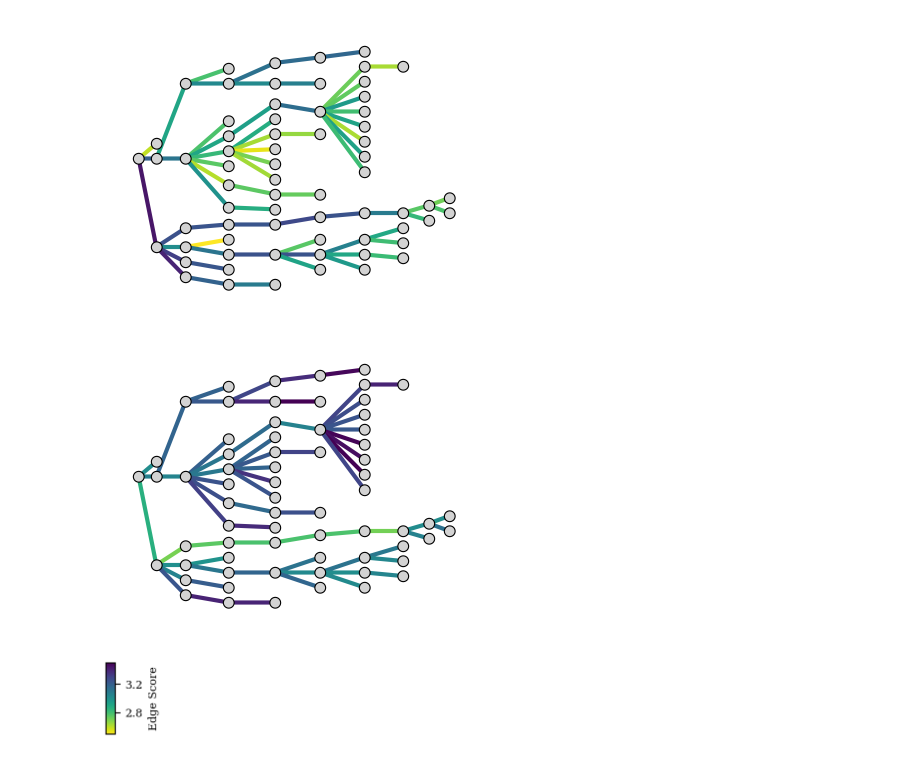
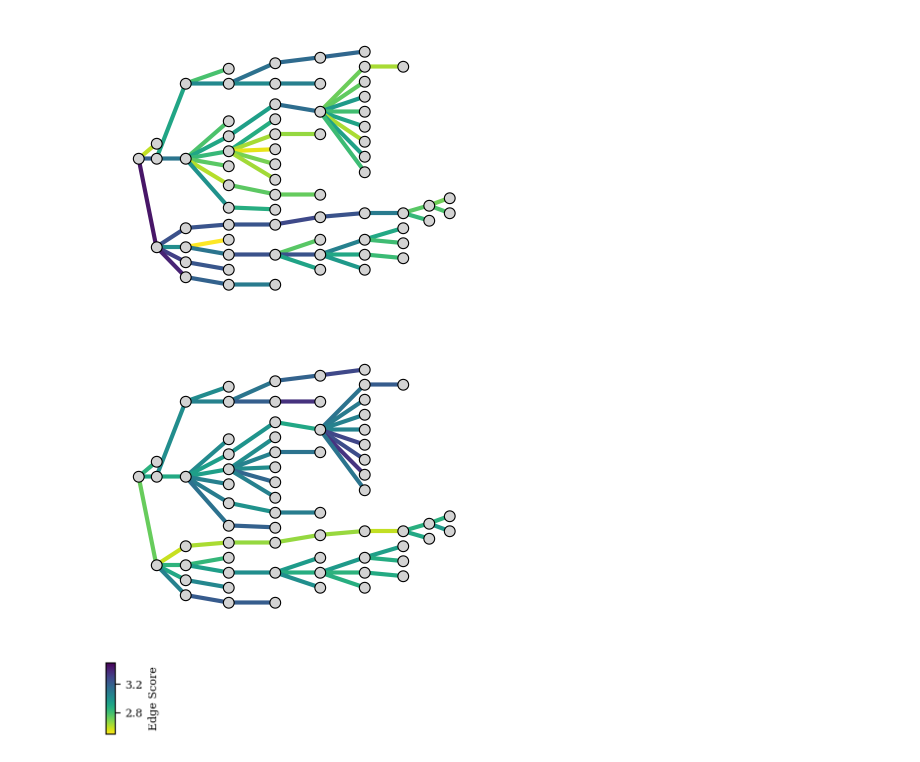
Before and after one commit to theislab/sctram, a Jupyter notebook: reproducibility/server_sync/experiments/suo_across_models/sctram_with_bootstapping_analysis.ipynb, the cells around one changed output. Saved outputs shown, nothing was run; the diff lists cells and outputs as text; code cells hidden in the pictures.

Commit message:
figure `suo_across_models`, `bootstrapping` etc

```diff
--- a/reproducibility/server_sync/experiments/suo_across_models/sctram_with_bootstapping_analysis.ipynb
+++ b/reproducibility/server_sync/experiments/suo_across_models/sctram_with_bootstapping_analysis.ipynb
@@ -556,23 +552,23 @@ plot_trajectory(
 # %%
 plot_trajectory(
     trj,
     figsize=(4, 3),
     edge_weight_attribute="weight_tardis_2",
     title=None,
-    edge_vmin=2.6,
-    edge_vmax=3.5,
+    edge_vmin=2.7,
+    edge_vmax=3.7,
     color_edges_by_weight=True,
     node_size=60,
     node_color="lightgray",
     edge_color='black',
     edge_width=3,
     edge_labels=False,
     edge_label_font_size=5,
     edge_cmap='viridis_r',
     edge_colorbar=False
 )
 # %% [output]
-[figure, old version]
+[figure, new version]
 # %%
 def create_vertical_colorbar(
     label,
```
Also changed, not shown: parts of 7 cells of this notebook.
